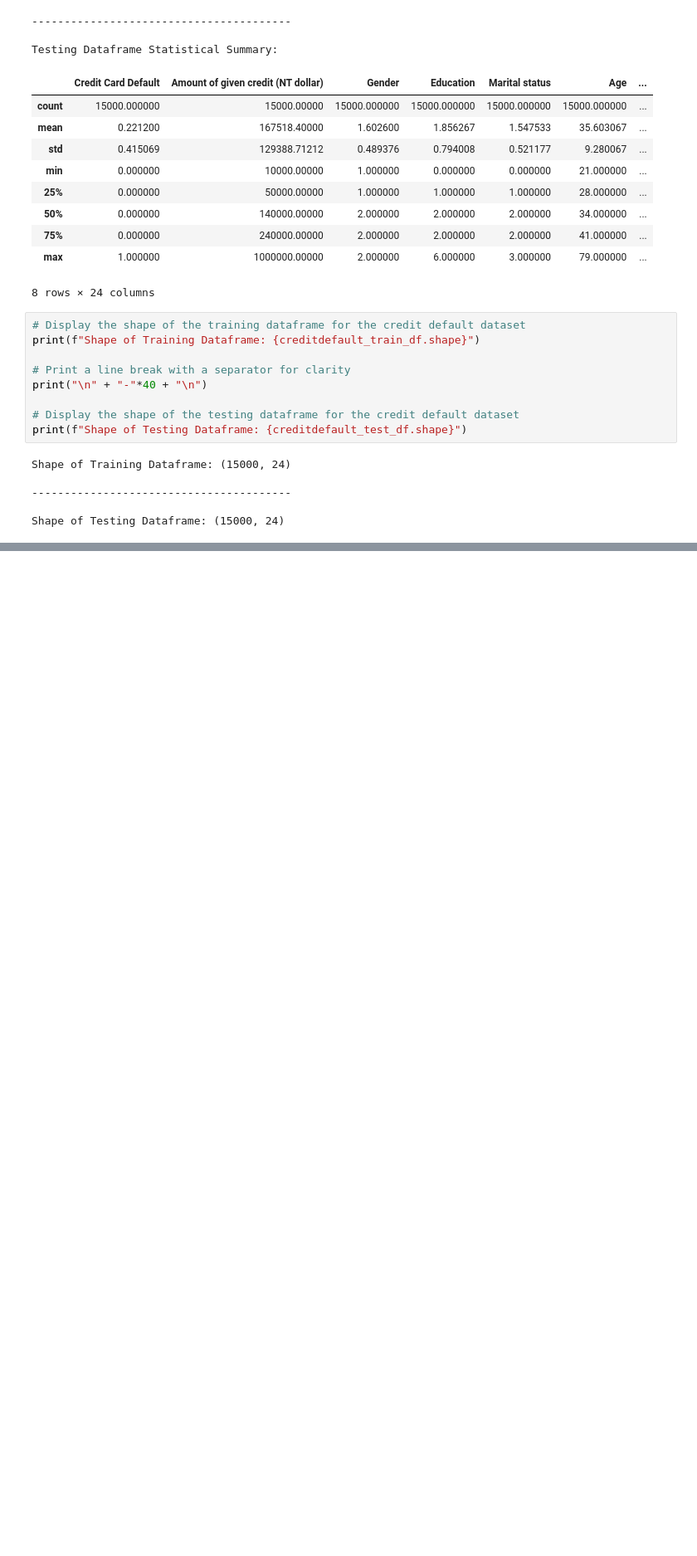
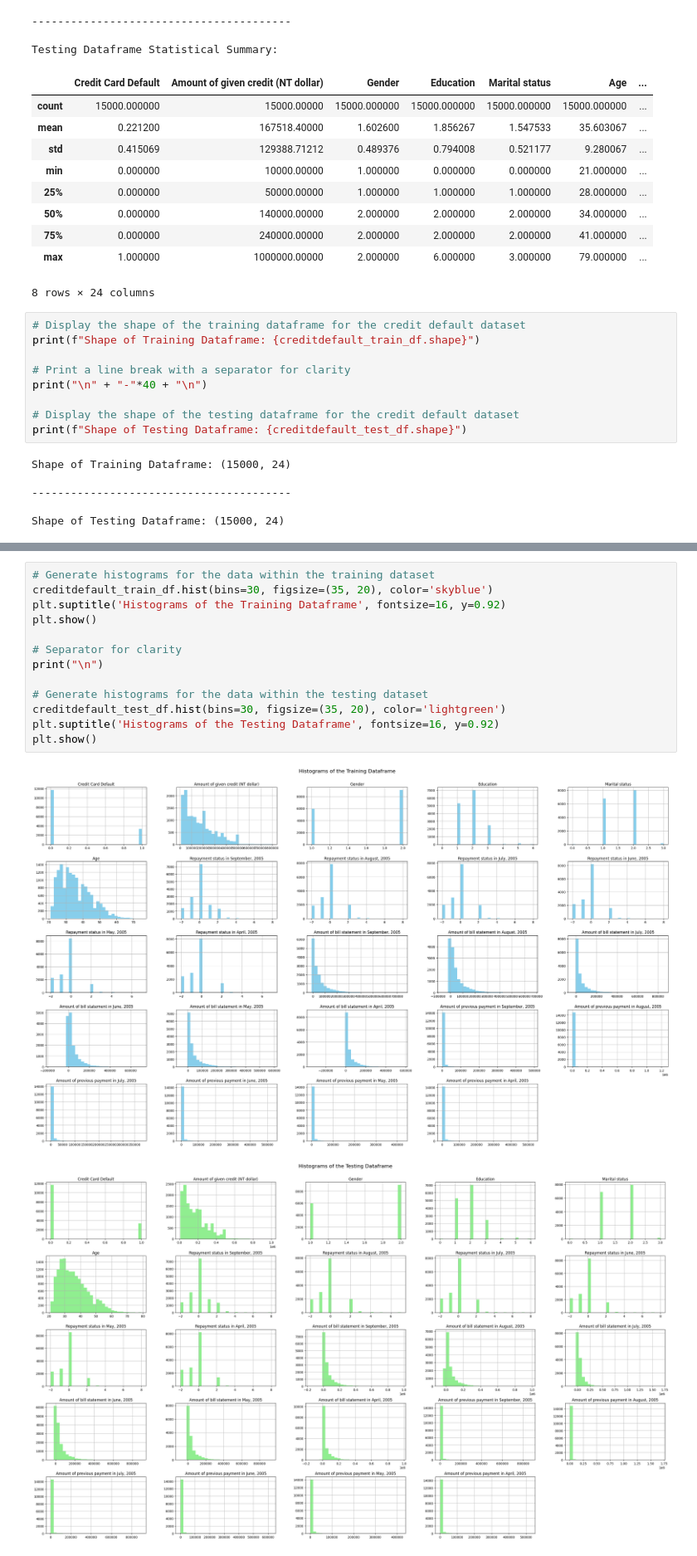
Before and after one commit to rmara001/Data-Mining-Assignment, a Jupyter notebook: Part2.ipynb, the cells around one changed output, grey strips where cells are left out. Shown at 83% size. Drawn from its saved outputs; the diff is of its cells as text; blank space fills up the shorter version.

```diff
--- a/Part2.ipynb
+++ b/Part2.ipynb
@@ -208,0 +273,16 @@ Shape of Testing Dataframe: (15000, 24)
+# %%
+# Generate histograms for the data within the training dataset
+creditdefault_train_df.hist(bins=30, figsize=(35, 20), color='skyblue')
+plt.suptitle('Histograms of the Training Dataframe', fontsize=16, y=0.92)
+plt.show()
+
+# Separator for clarity
+print("\n")
+
+# Generate histograms for the data within the testing dataset
+creditdefault_test_df.hist(bins=30, figsize=(35, 20), color='lightgreen')
+plt.suptitle('Histograms of the Testing Dataframe', fontsize=16, y=0.92)
+plt.show()
+# %% [output]
+[figure, added]
+[figure, added]
```
Also changed, not shown: parts of 16 cells of this notebook.
